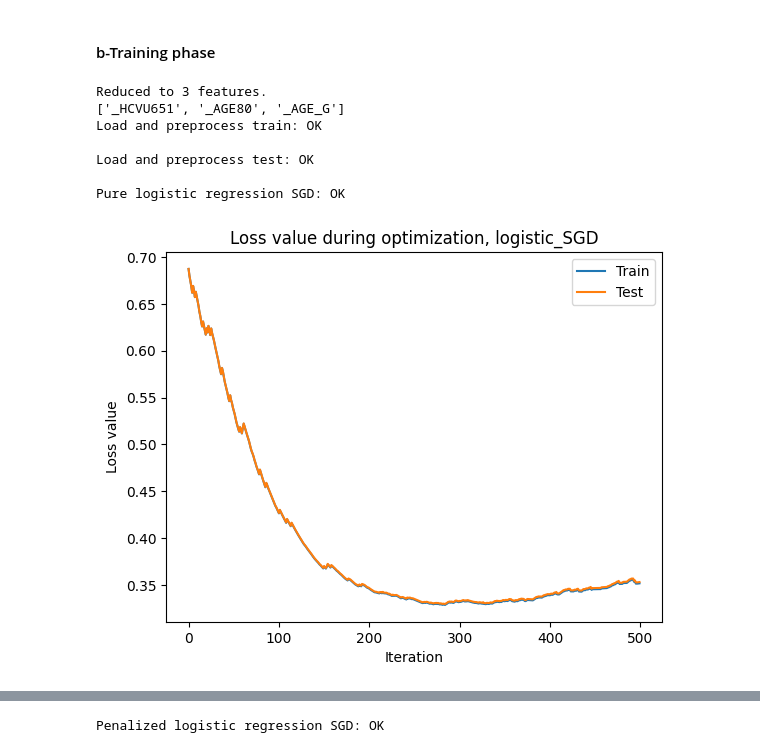
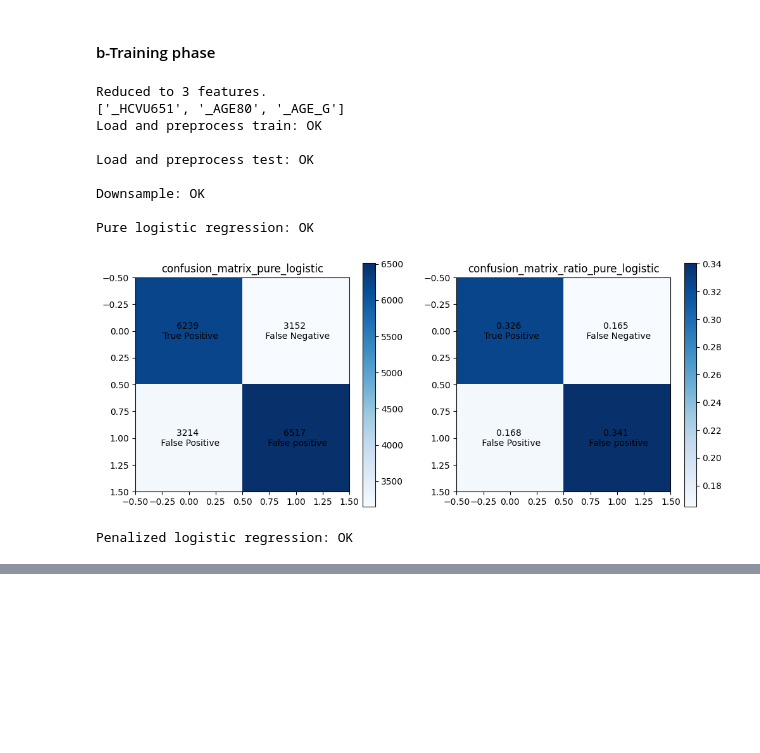
Before and after one commit to fiona-m-jtzr/CS_433_Project_1, a Jupyter notebook: Notebook5_analysis_pipeline_dev.ipynb, the cells around one changed output, grey strips where cells are left out. Saved outputs shown, nothing was run; the diff lists cells and outputs as text; code cells hidden in the pictures; blank space fills up the shorter version.

Commit message:
Full analysis: with/without impute, with/without downsampling, different analysis techniques, confusion matrix, submission generation. Prediction (submission folder)

```diff
--- a/Notebook5_analysis_pipeline_dev.ipynb
+++ b/Notebook5_analysis_pipeline_dev.ipynb
@@ -99,6 +106,8 @@ def display_losses(losses_train, losses_test, title) :
     plt.savefig(f"image/losses_{title}.png", dpi=300)
     plt.show()
 # %%
+#Functions confusion matrix
+
 def confusion_matrix_custom(y_te, y_te_pred) :
     """Computes the confusion matrix (cm_custom) between true labels (y_te) and predicted labels (y_te_pred)"""
     cm_custom = np.zeros((2,2))
@@ -149,14 +158,14 @@ def display_confusion_matrix(cm, cm_ratio, title) :
     ax[0].set_title(f"confusion_matrix_{title}")
 
     #Heatmap ratio
-    im = ax[1].imshow(cm, cmap='Blues', origin='upper')
+    im = ax[1].imshow(cm_ratio, cmap='Blues', origin='upper')
     fig.colorbar(im, ax=ax[1])
 
     #Plot values and type
-    for i in range(cm.shape[1]):
-        for j in range(cm.shape[1]):
+    for i in range(cm_ratio.shape[1]):
+        for j in range(cm_ratio.shape[1]):
             ax[1].text(
-                j, i, f'{cm[i, j]:.0f} \n {L_labels[i][j]}',
+                j, i, f'{cm_ratio[i, j]:.3f} \n {L_labels[i][j]}',
                 ha='center',
                 va='center',
                 color='black'
@@ -176,13 +326,15 @@ DATA_DIR = ""
 
 #Preprocessing
 imputation = False
+downsample = True
 
 #Pipeline choice
-launch_pure_log = False
-launch_reg_log = False
+launch_pure_log = True
+launch_reg_log = True
 launch_pure_log_sgd = True
 launch_reg_log_sgd = True
-launch_kNN = False
+launch_kNN = True
+launch_SVM = True
 # %% [markdown]
 #### b-Training phase
 # %%
@@ -202,6 +354,11 @@ print("Load and preprocess test: OK \n")
 
 #Dtype (to change in case of being unable to allocate matrices with large type. Can be changed to np.float32)
 dtype_array = np.float32
+
+#Downsampling
+if downsample == True :
+    x_train, y_train = downsample_classes(x_train, y_train, random_state=0)
+    print("Downsample: OK \n")
 
 #Train/validation split
 #Mask definition
@@ -270,7 +427,7 @@ if launch_reg_log == True :
 if launch_pure_log_sgd == True :
     #Optimization params
     max_iters = 500
-    gamma = 5000
+    gamma = 2500
     w_log_sgd, losses_train_log_sgd, losses_test_log_sgd = logistic_regression_sgd(y_tr, tx_tr, y_te, tx_te, initial_w, max_iters, gamma)
     print("Pure logistic regression SGD: OK \n")
 
@@ -284,49 +441,75 @@ if launch_pure_log_sgd == True :
 
     #Display
     confusion_matrix_log_sgd, confusion_matrix_ratio_log_sgd = confusion_matrix_custom(y_te, y_te_pred_log_sgd)
-    display_confusion_matrix(confusion_matrix_log_sgd, confusion_matrix_ratio_log, "pure_logistic_SGD")
+    display_confusion_matrix(confusion_matrix_log_sgd, confusion_matrix_ratio_log_sgd, "pure_logistic_SGD")
 
 #Penalized logistic regression sgd
 if launch_reg_log_sgd == True :
     #Optimization params
     max_iters = 500
     gamma = 5000
-    lambda_ = 0.0000005
+    lambda_ = 0.000005
     w_log_reg_sgd, losses_train_log_reg_sgd, losses_test_log_reg_sgd = reg_logistic_regression_sgd(y_tr, tx_tr, y_te, tx_te, lambda_, initial_w, max_iters, gamma)
     print("Penalized logistic regression SGD: OK \n")
 
     #Losses display
     display_losses(losses_train_log_reg_sgd, losses_test_log_reg_sgd, "logistic_regularized_SGD")
 
     #Class choice
     logistic_mask_log_reg_sgd = sigmoid(tx_te @ w_log_reg_sgd) >= 0.5
     y_te_pred_log_reg_sgd = np.zeros((np.shape(tx_te)[0],1))
     y_te_pred_log_reg_sgd[logistic_mask_log_reg_sgd] = 1
 
     #Confusion matrix display
     confusion_matrix_log_reg_sgd, confusion_matrix_ratio_log_reg_sgd = confusion_matrix_custom(y_te, y_te_pred_log_reg_sgd)
-    display_confusion_matrix(confusion_matrix_log_reg_sgd, confusion_matrix_ratio_log, "reg_logistic_SGD")
+    display_confusion_matrix(confusion_matrix_log_reg_sgd, confusion_matrix_ratio_log_reg_sgd, "reg_logistic_SGD")
 
 
 #### kNN ####
 if launch_kNN == True :
-    #Fit
-    neigh = sklearn.neighbors.KNeighborsClassifier(n_neighbors=1)
-    neigh.fit(x_tr, y_tr.ravel())
+    #Prediction
+    y_te_pred_kNN = kNN_custom_vectorized(x_tr, y_tr, x_te, 1)
 
-    #Predict
-    y_te_pred_kNN = neigh.predict(x_te)
-    print("kNN: OK \n")
+    #Confusion matrix
+    confusion_matrix_kNN, confusion_matrix_ratio_kNN = confusion_matrix_custom(y_te, y_te_pred_kNN)
+    display_confusion_matrix(confusion_matrix_kNN, confusion_matrix_ratio_kNN, "kNN")
 
-    #Confusion matrix display
-    confusion_matrix_kNN, confusion_matrix_ratio_kNN = confusion_matrix_custom(y_te, y_te_pred_kNN)
-    display_confusion_matrix(confusion_matrix_kNN, confusion_matrix_ratio_log, "kNN")
+
+#### SVM ####
+if launch_SVM == True :
+    #SVM params
+    max_iter = 100
+    gamma = 0.1
+    lambda_ = 0.01
+
+    #SVM training
+    w_SVM, costs = sgd_for_svm_demo(y_tr, x_tr, max_iter, gamma, lambda_)
+
+    #Display cost
+    plt.figure()
+    plt.title("SVM costs")
+    plt.plot(costs)
+    plt.xlabel("Number of iterations")
+    plt.ylabel("Primal objective")
+    plt.yscale("log")
+    plt.savefig(f"image/losses_SVM.png", dpi=300)
+    plt.show()
+
+    #Prediction
+    y_te_pred_SVM = np.sign(x_te @ w_SVM)
+
+    #Confusion matrix
+    confusion_matrix_SVM, confusion_matrix_ratio_SVM = confusion_matrix_custom(y_te, y_te_pred_SVM)
+    display_confusion_matrix(confusion_matrix_SVM, confusion_matrix_ratio_SVM, "SVM")
 # %% [output]
 Reduced to 3 features.
 ['_HCVU651', '_AGE80', '_AGE_G']
 Load and preprocess train: OK
 
 Load and preprocess test: OK
 
-Pure logistic regression SGD: OK
+Downsample: OK
+
+Pure logistic regression: OK
-[figure, old version]
+[figure, new version]
+Penalized logistic regression: OK
@@ -334 +516,0 @@ Pure logistic regression SGD: OK
-Penalized logistic regression SGD: OK
```
Also changed, not shown: parts of 10 cells of this notebook, 17 other files.
